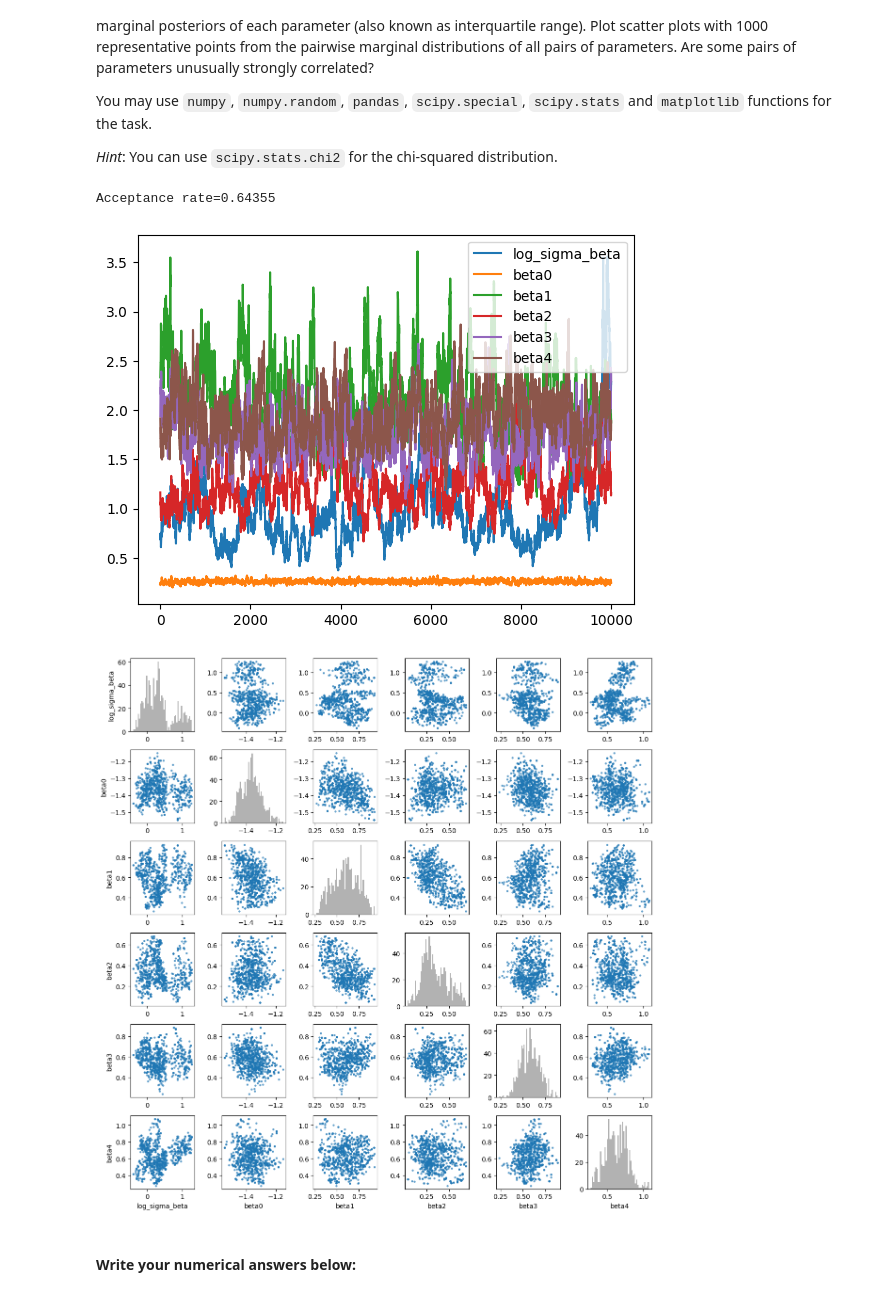
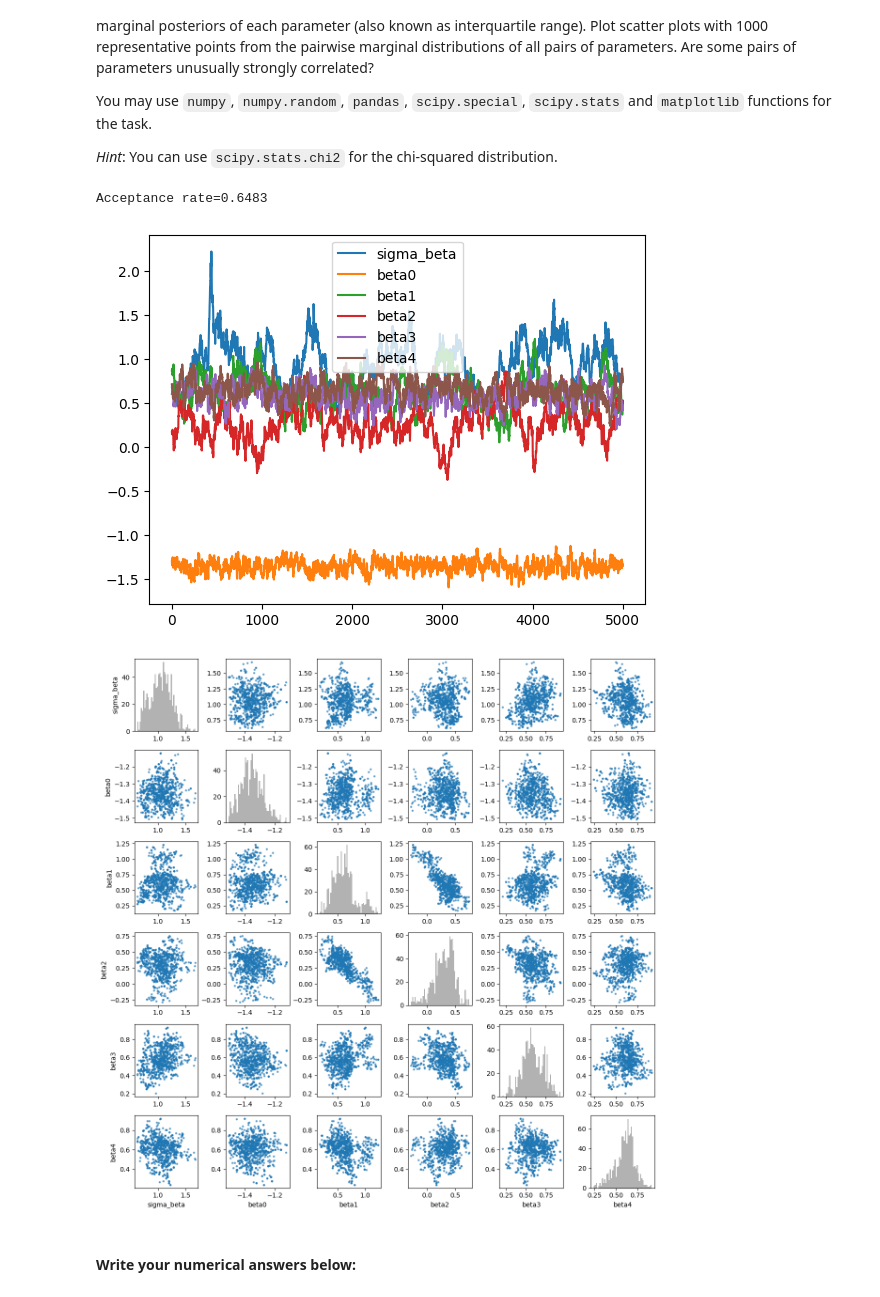
Before and after one commit to alexjilkin/comp-stats, a Jupyter notebook: CompStats_home_exam_2023-10.ipynb, the cells around one changed output. Drawn from its saved outputs; the diff is of its cells as text; code cells hidden in the pictures.

```diff
--- a/CompStats_home_exam_2023-10.ipynb
+++ b/CompStats_home_exam_2023-10.ipynb
@@ -408,19 +453,16 @@ p4_x -= np.mean(p4_x, 0)
 # Standardise input variance
 p4_x /= 2*np.std(p4_x, 0)
 
-np.random.seed(42)
+np.random.seed(1)
 
-# Define the logistic function
 def logistic(x, beta0, beta):
     return 1 / (1 + np.exp(-beta0 - np.dot(x, beta)))
 
-# Likelihood function
 def log_likelihood(beta0, beta, x, y):
-    prob = logistic(x, beta0, beta)
+    h = logistic(x, beta0, beta)
 
-    return np.sum(np.log(prob**y * (1 - prob)**(1 - y)))
+    return np.sum(np.log(h**y * (1-h)**(1-y)))
 
-# Prior function
 def log_prior(beta0, beta, log_sigma_beta):
     sigma_beta = np.exp(log_sigma_beta)
 
@@ -428,20 +470,18 @@ def log_prior(beta0, beta, log_sigma_beta):
     sigma_prior = chi2.pdf(sigma_beta, df=1) + sigma_beta
     return beta_log_prior + np.log(sigma_prior)
 
-# Posterior function
 def log_posterior(beta0, beta, log_sigma_beta, x, y):
     return log_likelihood(beta0, beta, x, y) + log_prior(beta0, beta, log_sigma_beta)
 
-# Proposal function
 def proposal(current):
     # Adjusted proposal cov until the acceptance rate is good enough
     return np.random.multivariate_normal(current, 0.002*np.eye(len(current)))
 
-# Metropolis-Hastings MCMC Sampler
-def metropolis_hastings(initial, N, x, y):
+def mcmc(initial, N, x, y):
     current = initial
     samples = [current]
     accept_count = 0
+
     for i in range(N):
         proposed = proposal(current)
         p_log_sigma_beta = proposed[0]
@@ -455,49 +495,52 @@ def metropolis_hastings(initial, N, x, y):
         a = log_posterior(p_beta0, p_beta , p_log_sigma_beta, x, y) - log_posterior(beta0, beta, log_sigma_beta, x, y)
 
         if np.random.rand() < np.exp(a):
             current = proposed
             accept_count+=1
 
         samples.append(current)
 
     print(f'Acceptance rate={accept_count/N}')
-    return np.array(samples)
+    # Transform sigma back
+    samples = np.array(samples)
+    samples[:,0] = np.exp(samples[:,0])
+    return samples
 
 # Initialize the parameters and run the sampler
-initial = np.array([0.5, 4, 4, 4, 4, 4]) # [sigma_beta, beta0, beta1, beta2, beta3, beta4]
-samples = metropolis_hastings(initial, 20000, p4_x, p4_y)
-samples = np.array(samples[len(samples)//2:])
+initial = np.array([0, -1, 1.5, 3, 0.5, 1]) # [sigma_beta, beta0, beta1, beta2, beta3, beta4]
+samples = mcmc(initial, 10000, p4_x, p4_y)
+samples = samples[len(samples)//2:]
 
-parameter_names = ['log_sigma_beta', 'beta0', 'beta1', 'beta2', 'beta3', 'beta4']
+
+parameter_names = ['sigma_beta', 'beta0', 'beta1', 'beta2', 'beta3', 'beta4']
 
 for i in range(len(samples[0])):
-    plt.plot(np.arange(len(samples)), np.exp(samples[:,i]), label=parameter_names[i])
+    plt.plot(np.arange(len(samples)), samples[:,i], label=parameter_names[i])
 
 plt.legend()
+
 samples_subset = samples[-1000:]
+n = len(samples_subset[0])
+fig, ax = plt.subplots(n, n, figsize=(n*2, n*2))
 
-# Create the scatter plots
-num_params = len(samples_subset[0])
-fig, ax = plt.subplots(num_params, num_params, figsize=(12, 12))
-
-for i in range(num_params):
-    for j in range(num_params):
+for i in range(n):
+    for j in range(n):
         if i == j:
             ax[i, j].hist(samples_subset[:, i], bins=50, color='gray', alpha=0.6)
         else:
             ax[i, j].scatter(samples_subset[:, j], samples_subset[:, i], alpha=0.6, s=5)
 
-        if i == num_params - 1:
+        if i == n - 1:
             ax[i, j].set_xlabel(parameter_names[j])
         if j == 0:
             ax[i, j].set_ylabel(parameter_names[i])
 
 plt.tight_layout()
 plt.show()
 # %% [output]
-Acceptance rate=0.64355
+Acceptance rate=0.6483
-[figure, old version]
+[figure, new version]
-[figure, old version]
+[figure, new version]
 # %% [markdown]
 #### Write your numerical answers below:
 # %%
```
Also changed, not shown: parts of 6 cells of this notebook, 2 other files.
